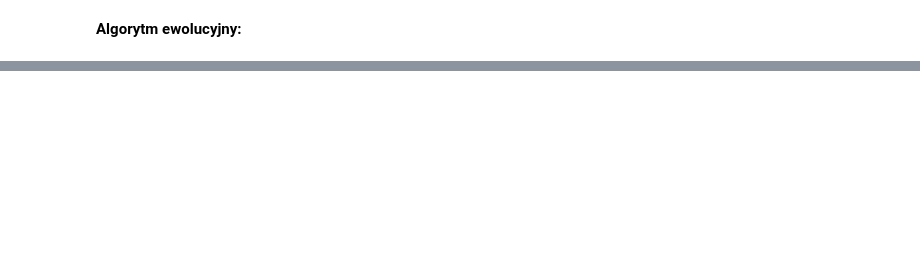
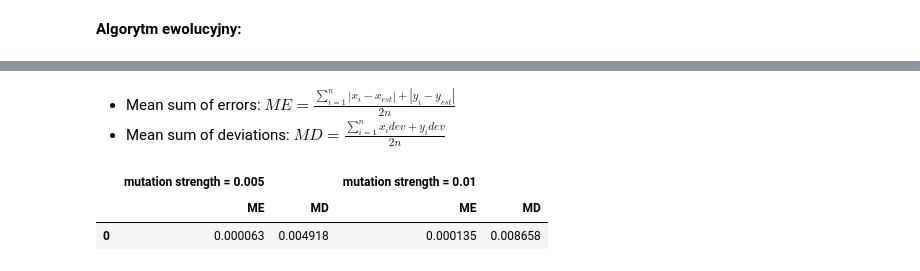
Before and after one commit to janekfilipecki/core-machine-learning, a Jupyter notebook: cw_2.ipynb, the cells around one changed output, grey strips where cells are left out. Cells and saved outputs as stored; diff of their text form; code cells hidden in the pictures; blank space fills up the shorter version.

```diff
--- a/cw_2.ipynb
+++ b/cw_2.ipynb
@@ -80,9 +85,5 @@ def replace():
+# %%
+def replace(x, size):
+    return x[:size]
 # %% [markdown]
 __Algorytm ewolucyjny:__
-# %%
-def evo(start_pop, num_iters, pop_size):
-    # selection
-    # crossover
-    # mutation
-    # replacement
-    pass
@@ -88,0 +122,5 @@ def evo(start_pop, num_iters, pop_size):
+# %%
+data = evo(50, 200, 0.005, 0.5)
+generations = data[0]
+result = data[1]
+print(result)
@@ -88,0 +201,14 @@ def evo(start_pop, num_iters, pop_size):
+# %% [markdown]
+- Mean sum of errors: $ME = \frac{\sum\limits_{i=1}^{n}|x_i - x_{est}|+|y_i - y_{est}|} {2n}$
+- Mean sum of deviations: $MD = \frac{\sum\limits_{i=1}^{n}x_i{dev}+y_i{dev}} {2n}$
+# %%
+df_stat = pd.DataFrame()
+for param_name in df.columns.get_level_values(0).unique():
+    df_stat[(param_name, 'ME')] = [df.loc[:, [(param_name, 'x err (abs)'), (param_name, 'y err (abs)')]].sum(axis=1).mean()/2]
+    df_stat[(param_name, 'MD')] = [df.loc[:, [(param_name, 'x stddev'), (param_name, 'y stddev')]].sum(axis=1).mean()/2]
+df_stat.columns = pd.MultiIndex.from_tuples(df_stat.columns)
+df_stat
+# %% [output]
+|  | mutation strength = 0.005 |  | mutation strength = 0.01 |  |
+|  | ME | MD | ME | MD |
+| 0 | 0.000063 | 0.004918 | 0.000135 | 0.008658 |
```
Also changed, not shown: parts of 18 cells of this notebook.
